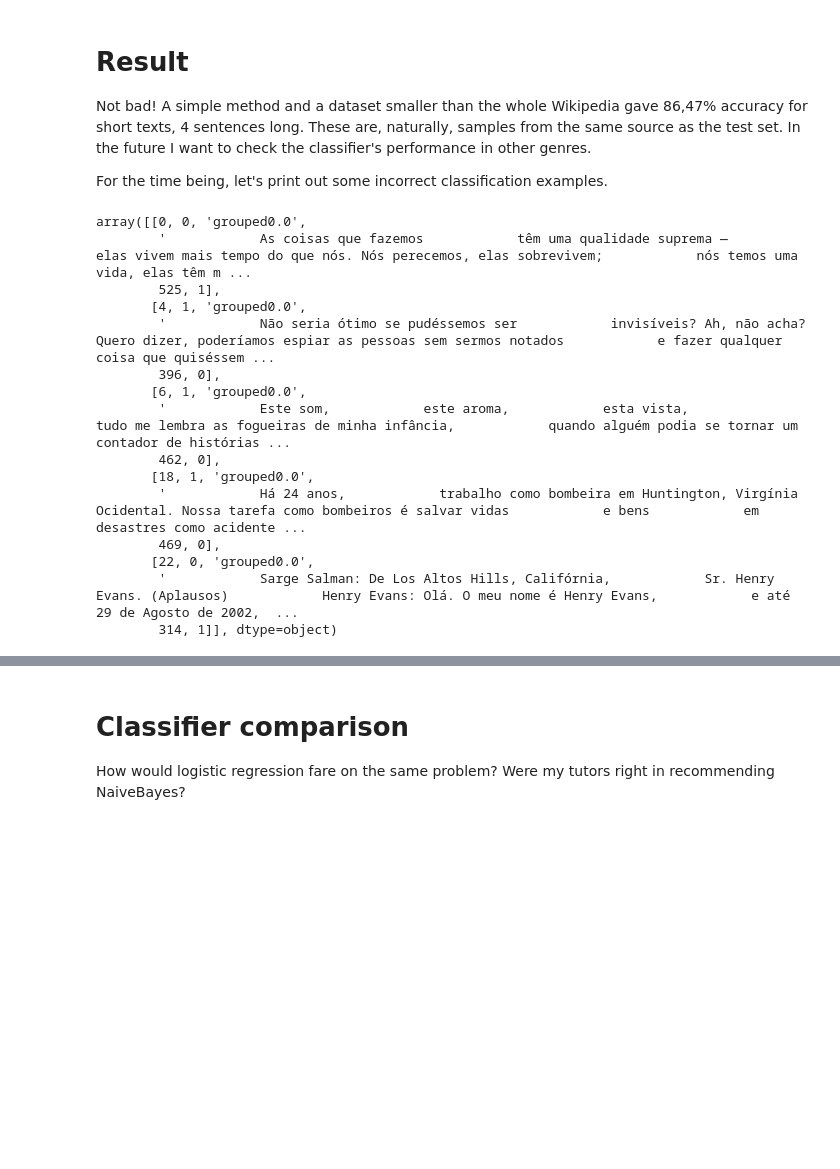
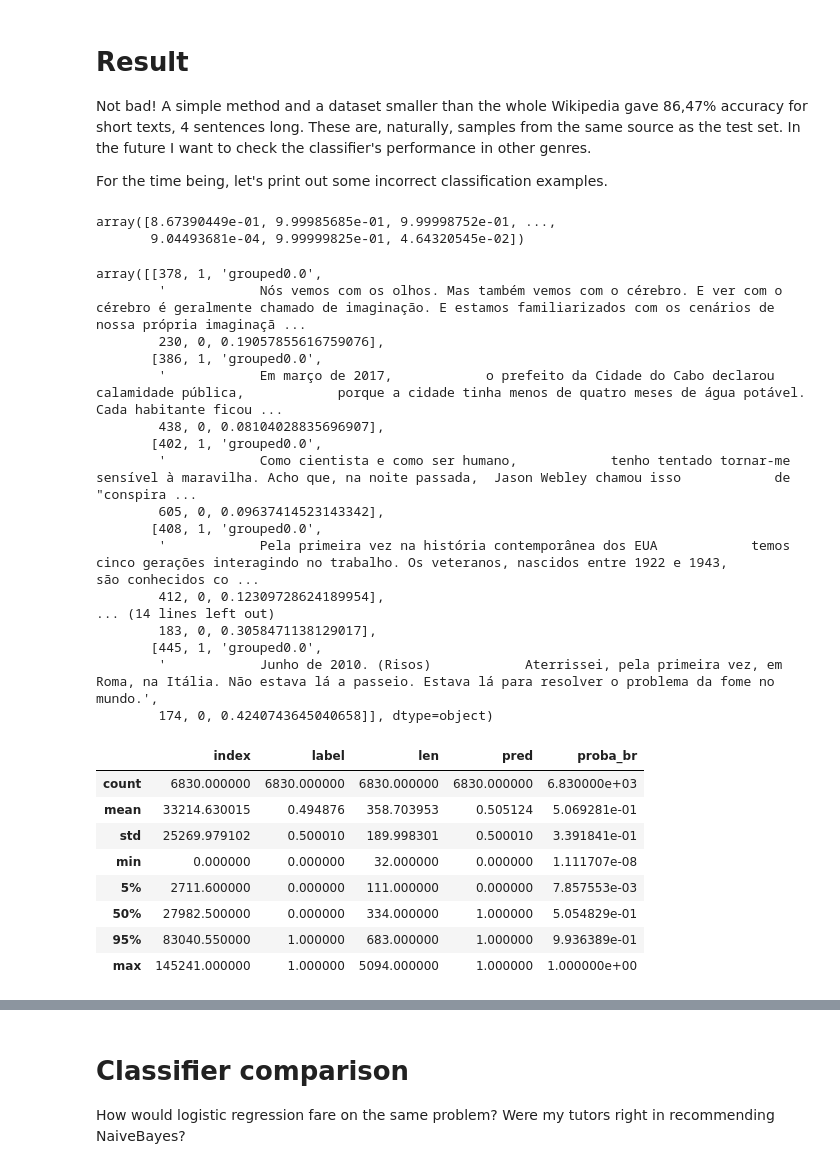
Before and after one commit to MarekCichy/pt-br-classifier, a Jupyter notebook: pt-br-classifier.ipynb, the cells around one changed output, grey strips where cells are left out. Drawn from its saved outputs; the diff is of its cells as text; code cells hidden in the pictures; blank space fills up the shorter version.

```diff
--- a/pt-br-classifier.ipynb
+++ b/pt-br-classifier.ipynb
@@ -38,8 +38,8 @@ from nltk import sent_tokenize
 from joblib import dump, load
 # %%
 #importing scraped texts
-pt_talks = pd.read_csv('pt_dict.csv').dropna()
-br_talks = pd.read_csv('br_dict.csv').dropna()
+pt_talks = pd.read_excel('talks_pt.xlsx').dropna()
+br_talks = pd.read_excel('talks_br.xlsx').dropna()
 # %%
 pt_talks.head()
 # %% [output]
@@ -148,6 +239,7 @@ test_df = test_df[test_df.len > 30]
 test = vectorizer.transform(test_df.value)
 # %%
 pred = nb_classifier.predict(test)
+proba = nb_classifier.predict_proba(test)
 score = metrics.accuracy_score(test_df.label, pred)
 score
 # %% [output]
@@ -164,25 +256,46 @@ array([[18393,  3450],
 Not bad! A simple method and a dataset smaller than the whole Wikipedia gave 86,47% accuracy for short texts, 4 sentences long. These are, naturally, samples from the same source as the test set. In the future I want to check the classifier's performance in other genres.
 
 For the time being, let's print out some incorrect classification examples.
+# %%
+proba_br = proba[:,1]
+proba_br
+# %% [output]
+array([8.67390449e-01, 9.99985685e-01, 9.99998752e-01, ...,
+       9.04493681e-04, 9.99999825e-01, 4.64320545e-02])
 # %%
 check_falses = test_df.reset_index()
 check_falses['pred'] = pred
+check_falses['proba_br'] = proba_br
 
 falses = check_falses[check_falses['label'] != check_falses['pred']]
-falses.values[:5]
+falses.values[50:60]
 # %% [output]
-array([[0, 0, 'grouped0.0',
-        '            As coisas que fazemos            têm uma qualidade suprema —            elas vivem mais tempo do que nós. Nós perecemos, elas sobrevivem;            nós temos uma vida, elas têm m ...
-        525, 1],
-       [4, 1, 'grouped0.0',
-        '            Não seria ótimo se pudéssemos ser            invisíveis? Ah, não acha? Quero dizer, poderíamos espiar as pessoas sem sermos notados            e fazer qualquer coisa que quiséssem ...
-        396, 0],
-       [6, 1, 'grouped0.0',
-        '            Este som,            este aroma,            esta vista,            tudo me lembra as fogueiras de minha infância,            quando alguém podia se tornar um contador de histórias ...
-        462, 0],
-       [18, 1, 'grouped0.0',
-        '            Há 24 anos,            trabalho como bombeira em Huntington, Virgínia Ocidental. Nossa tarefa como bombeiros é salvar vidas            e bens            em desastres como acidente ...
-        469, 0],
-       [22, 0, 'grouped0.0',
-        '            Sarge Salman: De Los Altos Hills, Califórnia,            Sr. Henry Evans. (Aplausos)            Henry Evans: Olá. O meu nome é Henry Evans,            e até 29 de Agosto de 2002,  ...
-        314, 1]], dtype=object)
+array([[378, 1, 'grouped0.0',
+        '            Nós vemos com os olhos. Mas também vemos com o cérebro. E ver com o cérebro é geralmente chamado de imaginação. E estamos familiarizados com os cenários de nossa própria imaginaçã ...
+        230, 0, 0.19057855616759076],
+       [386, 1, 'grouped0.0',
+        '            Em março de 2017,            o prefeito da Cidade do Cabo declarou calamidade pública,            porque a cidade tinha menos de quatro meses de água potável. Cada habitante ficou ...
+        438, 0, 0.08104028835696907],
+       [402, 1, 'grouped0.0',
+        '            Como cientista e como ser humano,            tenho tentado tornar-me            sensível à maravilha. Acho que, na noite passada,  Jason Webley chamou isso            de "conspira ...
+        605, 0, 0.09637414523143342],
+       [408, 1, 'grouped0.0',
+        '            Pela primeira vez na história contemporânea dos EUA            temos cinco gerações interagindo no trabalho. Os veteranos, nascidos entre 1922 e 1943,            são conhecidos co ...
+        412, 0, 0.12309728624189954],
+... (14 lines left out)
+        183, 0, 0.3058471138129017],
+       [445, 1, 'grouped0.0',
+        '            Junho de 2010. (Risos)            Aterrissei, pela primeira vez, em Roma, na Itália. Não estava lá a passeio. Estava lá para resolver o problema da fome no mundo.',
+        174, 0, 0.4240743645040658]], dtype=object)
+# %%
+falses.describe(percentiles=[.05, .5, .95])
+# %% [output]
+|  | index | label | len | pred | proba_br |
+| count | 6830.000000 | 6830.000000 | 6830.000000 | 6830.000000 | 6.830000e+03 |
+| mean | 33214.630015 | 0.494876 | 358.703953 | 0.505124 | 5.069281e-01 |
+| std | 25269.979102 | 0.500010 | 189.998301 | 0.500010 | 3.391841e-01 |
+| min | 0.000000 | 0.000000 | 32.000000 | 0.000000 | 1.111707e-08 |
+| 5% | 2711.600000 | 0.000000 | 111.000000 | 0.000000 | 7.857553e-03 |
+| 50% | 27982.500000 | 0.000000 | 334.000000 | 1.000000 | 5.054829e-01 |
+| 95% | 83040.550000 | 1.000000 | 683.000000 | 1.000000 | 9.936389e-01 |
+| max | 145241.000000 | 1.000000 | 5094.000000 | 1.000000 | 1.000000e+00 |
```
Also changed, not shown: parts of 11 cells of this notebook.
